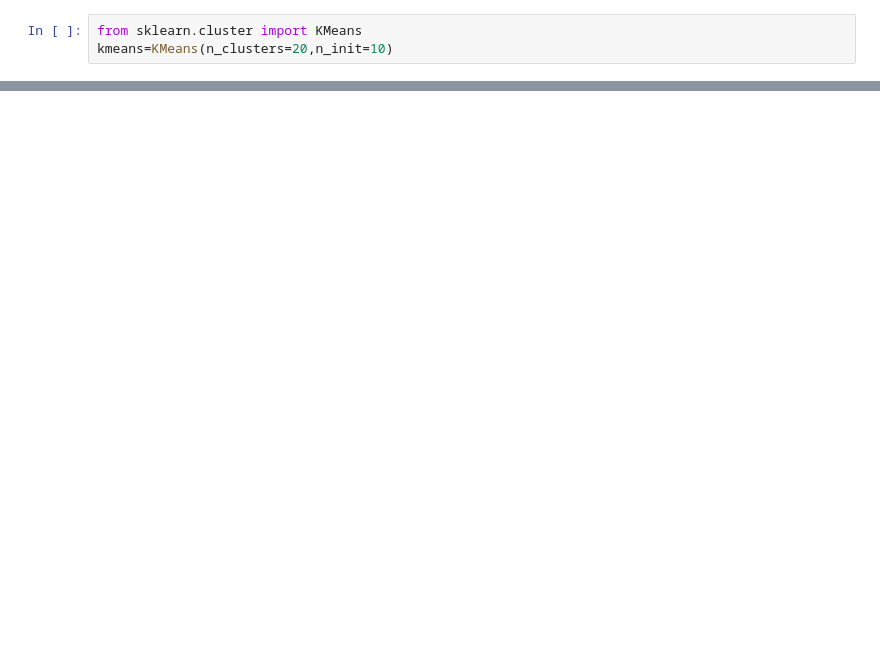
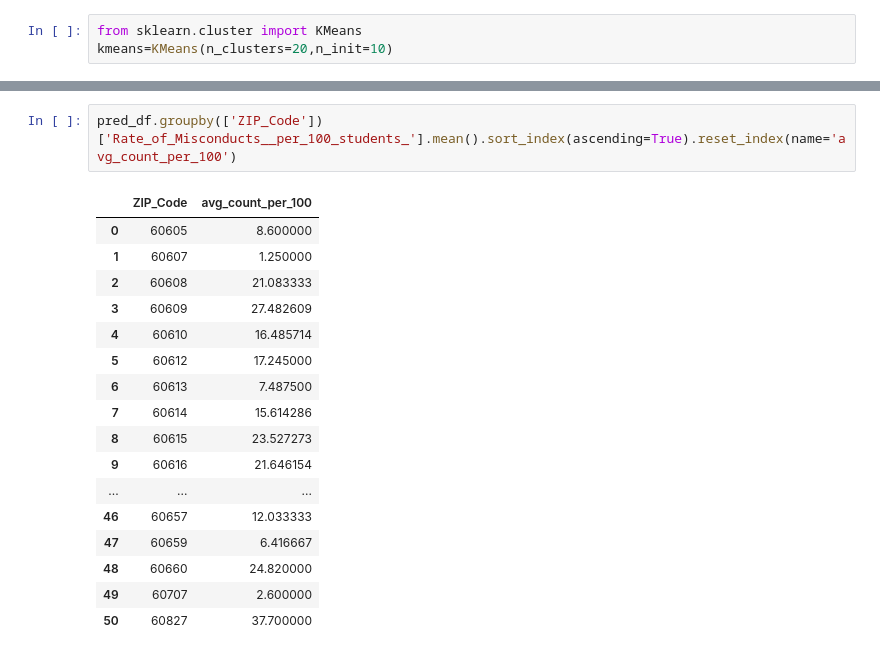
Before and after one commit to imabiodun/chicago_school_DS, a Jupyter notebook: chicago_schools.ipynb, the cells around one changed output, grey strips where cells are left out. Drawn from its saved outputs; the diff is of its cells as text; blank space fills up the shorter version.

```diff
--- a/chicago_schools.ipynb
+++ b/chicago_schools.ipynb
@@ -259,0 +316,20 @@ TypeError: unhashable type: 'list'
+# %%
+pred_df.groupby(['ZIP_Code'])['Rate_of_Misconducts__per_100_students_'].mean().sort_index(ascending=True).reset_index(name='avg_count_per_100')
+# %% [output]
+|  | ZIP_Code | avg_count_per_100 |
+| 0 | 60605 | 8.600000 |
+| 1 | 60607 | 1.250000 |
+| 2 | 60608 | 21.083333 |
+| 3 | 60609 | 27.482609 |
+| 4 | 60610 | 16.485714 |
+| 5 | 60612 | 17.245000 |
+| 6 | 60613 | 7.487500 |
+| 7 | 60614 | 15.614286 |
+| 8 | 60615 | 23.527273 |
+| 9 | 60616 | 21.646154 |
+| ... | ... | ... |
+| 46 | 60657 | 12.033333 |
+| 47 | 60659 | 6.416667 |
+| 48 | 60660 | 24.820000 |
+| 49 | 60707 | 2.600000 |
+| 50 | 60827 | 37.700000 |
```
Also changed, not shown: parts of 11 cells of this notebook.
